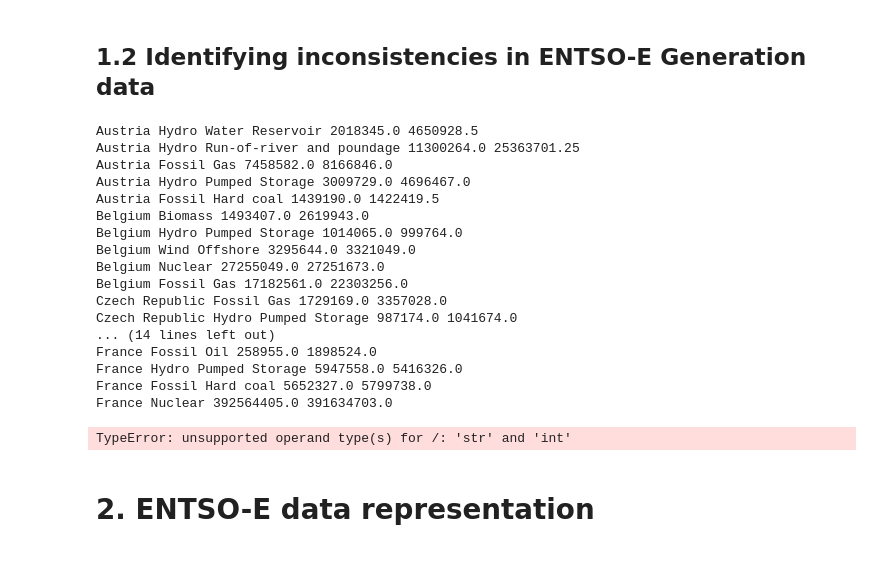
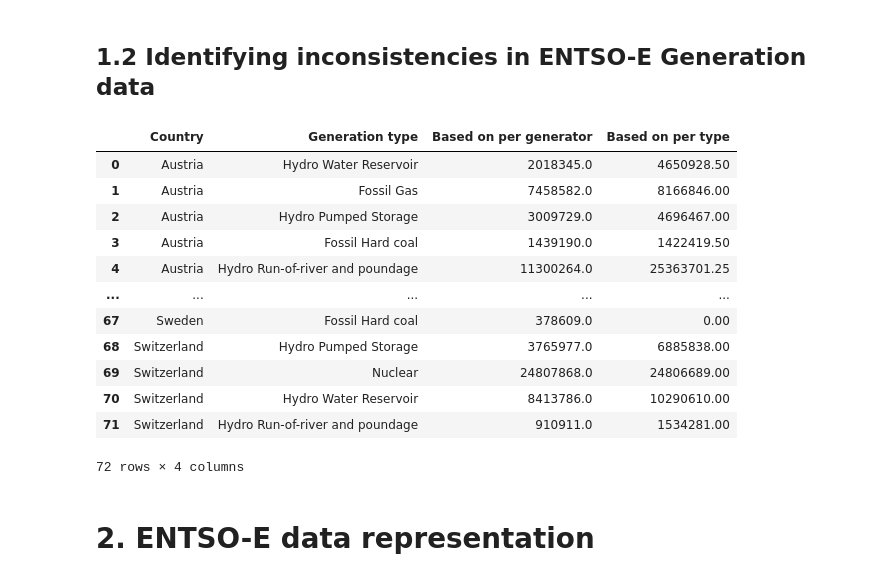
Before and after one commit to lovinduw/Consolidation, a Jupyter notebook: Scripts/main.ipynb, the cells around one changed output. Cells and saved outputs as stored; diff of their text form; code cells hidden in the pictures.

```diff
--- a/Scripts/main.ipynb
+++ b/Scripts/main.ipynb
@@ -57,25 +43,21 @@ generation_load_missing_data, transmission_missing_data, mismatch_data = ii.mism
 ## 1.2 Identifying inconsistencies in ENTSO-E Generation data
 # %%
 inconsistency_in_generation = ii.inconcistencies_generation_data()
+display(inconsistency_in_generation)
 # %% [output]
+|  | Country | Generation type | Based on per generator | Based on per type |
+| 0 | Austria | Hydro Water Reservoir | 2018345.0 | 4650928.50 |
+| 1 | Austria | Fossil Gas | 7458582.0 | 8166846.00 |
+| 2 | Austria | Hydro Pumped Storage | 3009729.0 | 4696467.00 |
+| 3 | Austria | Fossil Hard coal | 1439190.0 | 1422419.50 |
+| 4 | Austria | Hydro Run-of-river and poundage | 11300264.0 | 25363701.25 |
+| ... | ... | ... | ... | ... |
+| 67 | Sweden | Fossil Hard coal | 378609.0 | 0.00 |
+| 68 | Switzerland | Hydro Pumped Storage | 3765977.0 | 6885838.00 |
+| 69 | Switzerland | Nuclear | 24807868.0 | 24806689.00 |
+| 70 | Switzerland | Hydro Water Reservoir | 8413786.0 | 10290610.00 |
+| 71 | Switzerland | Hydro Run-of-river and poundage | 910911.0 | 1534281.00 |
-Austria Hydro Water Reservoir 2018345.0 4650928.5
-Austria Hydro Run-of-river and poundage 11300264.0 25363701.25
-Austria Fossil Gas 7458582.0 8166846.0
-Austria Hydro Pumped Storage 3009729.0 4696467.0
-Austria Fossil Hard coal 1439190.0 1422419.5
-Belgium Biomass 1493407.0 2619943.0
-Belgium Hydro Pumped Storage 1014065.0 999764.0
-Belgium Wind Offshore 3295644.0 3321049.0
-Belgium Nuclear 27255049.0 27251673.0
-Belgium Fossil Gas 17182561.0 22303256.0
-Czech Republic Fossil Gas 1729169.0 3357028.0
-Czech Republic Hydro Pumped Storage 987174.0 1041674.0
-... (14 lines left out)
-France Fossil Oil 258955.0 1898524.0
-France Hydro Pumped Storage 5947558.0 5416326.0
-France Fossil Hard coal 5652327.0 5799738.0
-France Nuclear 392564405.0 391634703.0
+72 rows × 4 columns
-TypeError: unsupported operand type(s) for /: 'str' and 'int'
 # %% [markdown]
 # 2. ENTSO-E data representation
 # %% [markdown]
```
Also changed, not shown: parts of 4 cells of this notebook, 6 other files.
